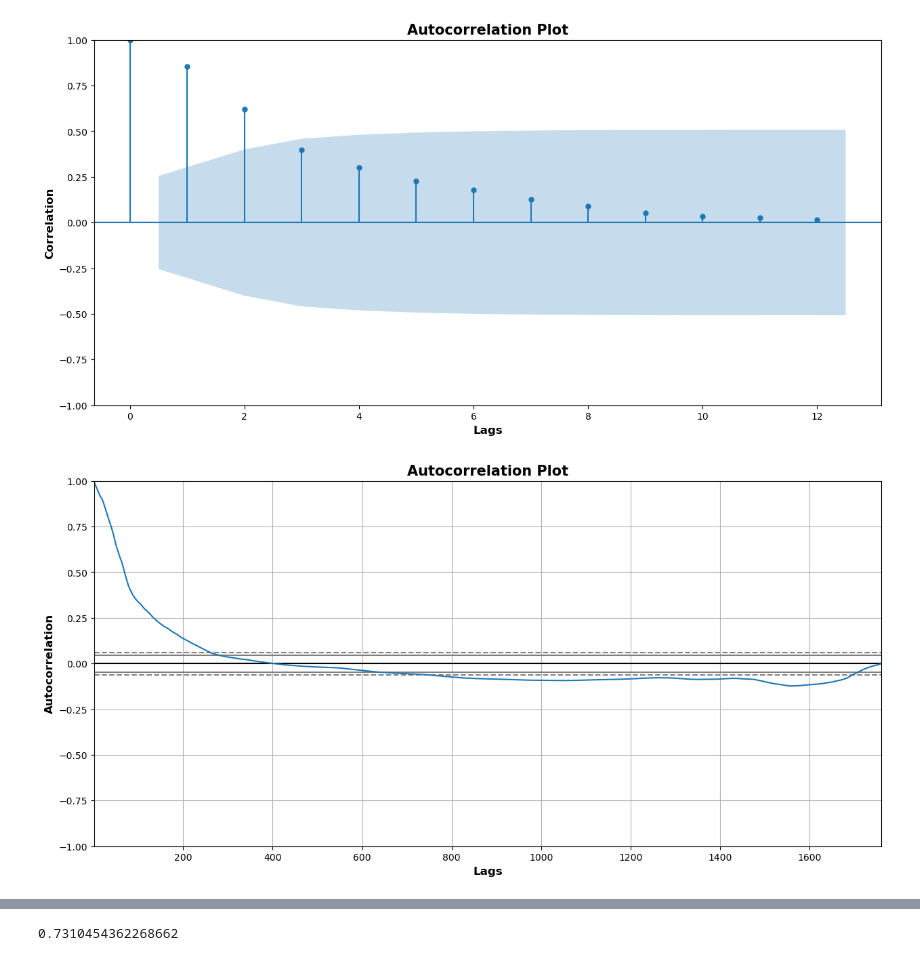
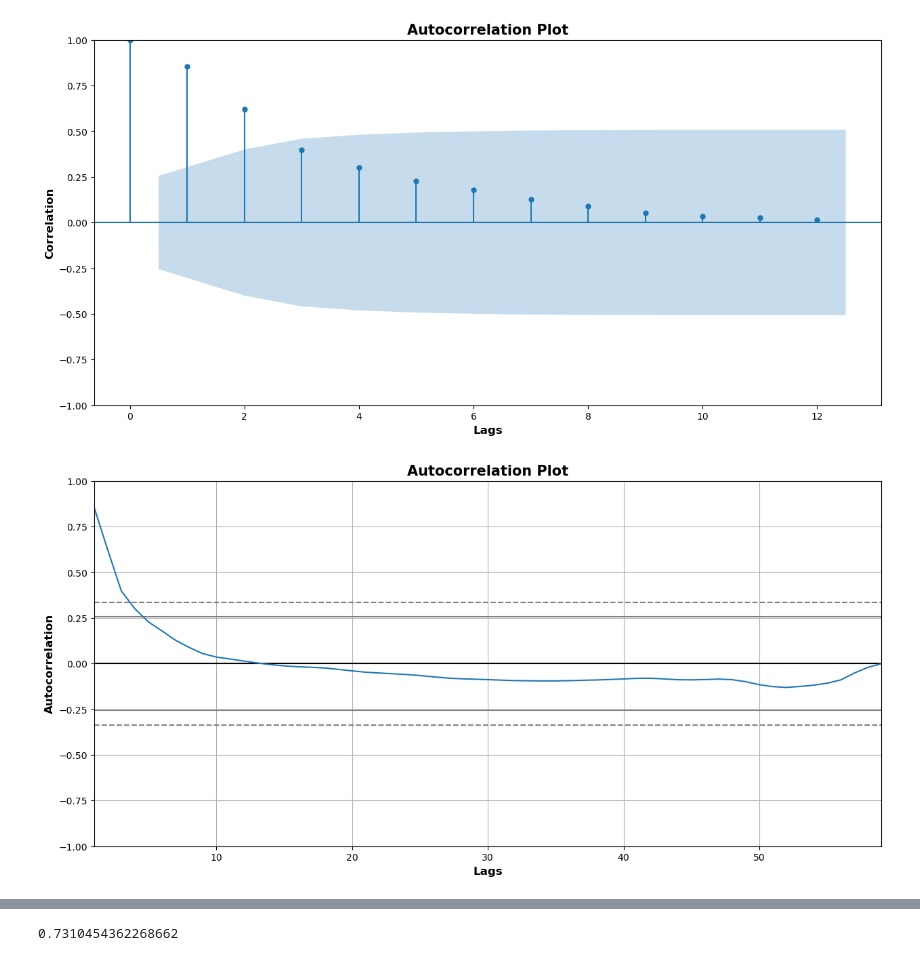
Before and after one commit to alliajagbe/crypto-prediction, a Jupyter notebook: crypto.ipynb, the cells around one changed output, grey strips where cells are left out. Cells and saved outputs as stored; diff of their text form; code cells hidden in the pictures.

```diff
--- a/crypto.ipynb
+++ b/crypto.ipynb
@@ -94,12 +94,12 @@ plt.show()
 <Figure size 1500x600 with 0 Axes>
 [figure]
 # %%
-pd.plotting.autocorrelation_plot(btc['close'])
+pd.plotting.autocorrelation_plot(btc_month['close'])
 plt.xlabel('Lags', fontsize=12, fontweight='bold')
 plt.ylabel('Autocorrelation', fontsize=12, fontweight='bold')
 plt.title('Autocorrelation Plot', fontsize=15, fontweight='bold')
 plt.show()
 # %% [output]
-[figure, old version]
+[figure, new version]
 # %%
 # removing seasonality with boxcox transformation
```
Also changed, not shown: parts of 1 cell of this notebook.
